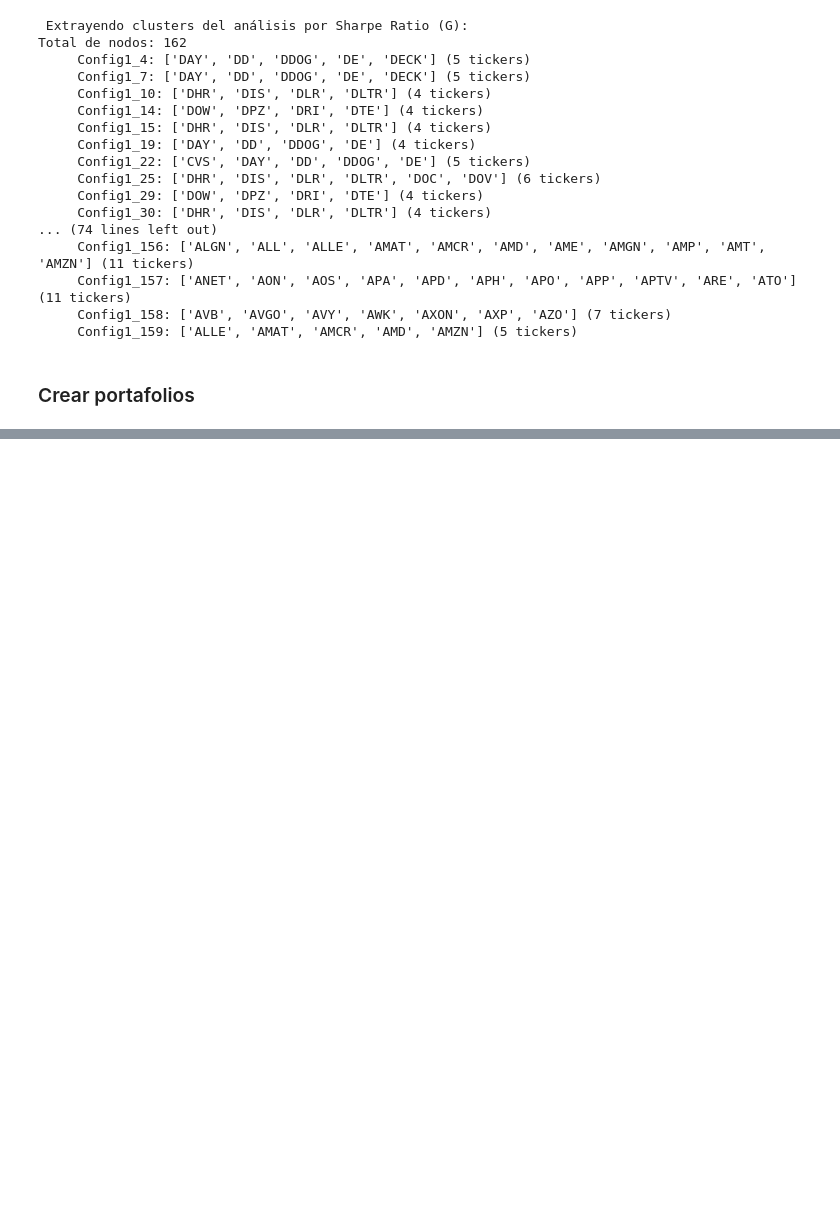
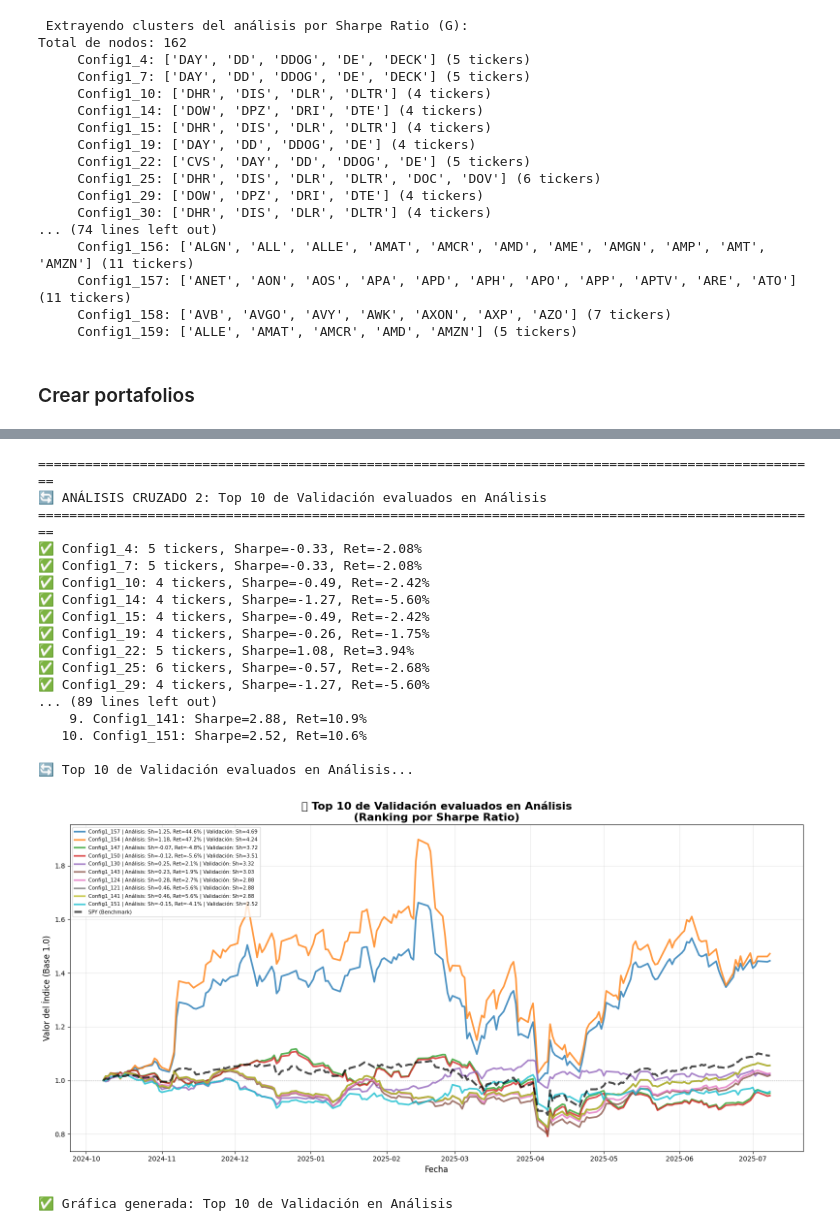
Before and after one commit to AlfDur20/Estancia_Alfredo, a Jupyter notebook: Mapper_v5.ipynb, the cells around one changed output, grey strips where cells are left out. Drawn from its saved outputs; the diff is of its cells as text; code cells hidden in the pictures; blank space fills up the shorter version.

```diff
--- a/Mapper_v5.ipynb
+++ b/Mapper_v5.ipynb
@@ -799,0 +1055,78 @@ Config1_159 Sharpe Ratio        5            1.0     1.082819     0.082819
+# %%
+# =======================================================
+# 📊 ANÁLISIS CRUZADO 2:
+# Top 10 del Período de Validación graficados con datos de ANÁLISIS
+# (¿Cómo se comportaron los mejores out-of-sample en datos in-sample?)
+# =======================================================
+
+print("\n" + "="*100)
+print("🔄 ANÁLISIS CRUZADO 2: Top 10 de Validación evaluados en Análisis")
+print("="*100)
+
+# Recrear los índices del período de validación
+cluster_indices_validation = create_all_cluster_indices(
+    all_clusters=all_clusters,
+    data=validation_data,
+    market_caps_dict=market_caps,
+    start_value=1
+)
+
+# Crear summary_df del período de validación
+summary_data_validation = []
+for cluster_name, cluster_data in cluster_indices_validation.items():
+    index_series = cluster_data['index']
+    summary_data_validation.append({
+        'Cluster': cluster_name,
+        'Tipo': cluster_data['type'],
+        'Tickers': cluster_data['metrics']['num_tickers'],
+        'Retorno (%)': cluster_data['metrics']['retorno_total'],
+        'Volatilidad (%)': cluster_data['metrics']['volatilidad'],
+        'Sharpe Ratio': cluster_data['metrics']['sharpe_ratio'],
+        'Max Drawdown (%)': cluster_data['metrics']['max_drawdown'],
+        'Valor Final': cluster_data['metrics']['valor_final']
+    })
+
+summary_df_validation = pd.DataFrame(summary_data_validation)
+summary_df_validation = summary_df_validation.sort_values('Sharpe Ratio', ascending=False)
+
+# Extraer los top 10 clusters del período de validación
+top_10_validation = summary_df_validation.head(10)['Cluster'].tolist()
+
+print(f"\n📋 Top 10 clusters del período de VALIDACIÓN:")
+for i, cluster_name in enumerate(top_10_validation, 1):
+    sharpe_val = summary_df_validation[summary_df_validation['Cluster'] == cluster_name]['Sharpe Ratio'].values[0]
+    ret_val = summary_df_validation[summary_df_validation['Cluster'] == cluster_name]['Retorno (%)'].values[0]
+    print(f"   {i:2d}. {cluster_name}: Sharpe={sharpe_val:.2f}, Ret={ret_val:.1f}%")
+
+# Graficar usando función estandarizada
+plot_top_clusters_cross_period(
+    top_clusters_list=top_10_validation,
+    all_clusters=all_clusters,
+    target_data=tickers_data,
+    target_data_spy=SPY_analysis,
+    source_summary_df=summary_df_validation,
+    market_caps_dict=market_caps,
+    source_period_name="Validación",
+    target_period_name="Análisis",
+    ranking_metric="Sharpe Ratio"
+)
+# %% [output]
+====================================================================================================
+🔄 ANÁLISIS CRUZADO 2: Top 10 de Validación evaluados en Análisis
+====================================================================================================
+✅ Config1_4: 5 tickers, Sharpe=-0.33, Ret=-2.08%
+✅ Config1_7: 5 tickers, Sharpe=-0.33, Ret=-2.08%
+✅ Config1_10: 4 tickers, Sharpe=-0.49, Ret=-2.42%
+✅ Config1_14: 4 tickers, Sharpe=-1.27, Ret=-5.60%
+✅ Config1_15: 4 tickers, Sharpe=-0.49, Ret=-2.42%
+✅ Config1_19: 4 tickers, Sharpe=-0.26, Ret=-1.75%
+✅ Config1_22: 5 tickers, Sharpe=1.08, Ret=3.94%
+✅ Config1_25: 6 tickers, Sharpe=-0.57, Ret=-2.68%
+✅ Config1_29: 4 tickers, Sharpe=-1.27, Ret=-5.60%
+... (89 lines left out)
+    9. Config1_141: Sharpe=2.88, Ret=10.9%
+   10. Config1_151: Sharpe=2.52, Ret=10.6%
+
+🔄 Top 10 de Validación evaluados en Análisis...
+[figure, added]
+✅ Gráfica generada: Top 10 de Validación en Análisis
```
Also changed, not shown: parts of 19 cells of this notebook, 1 other file.
